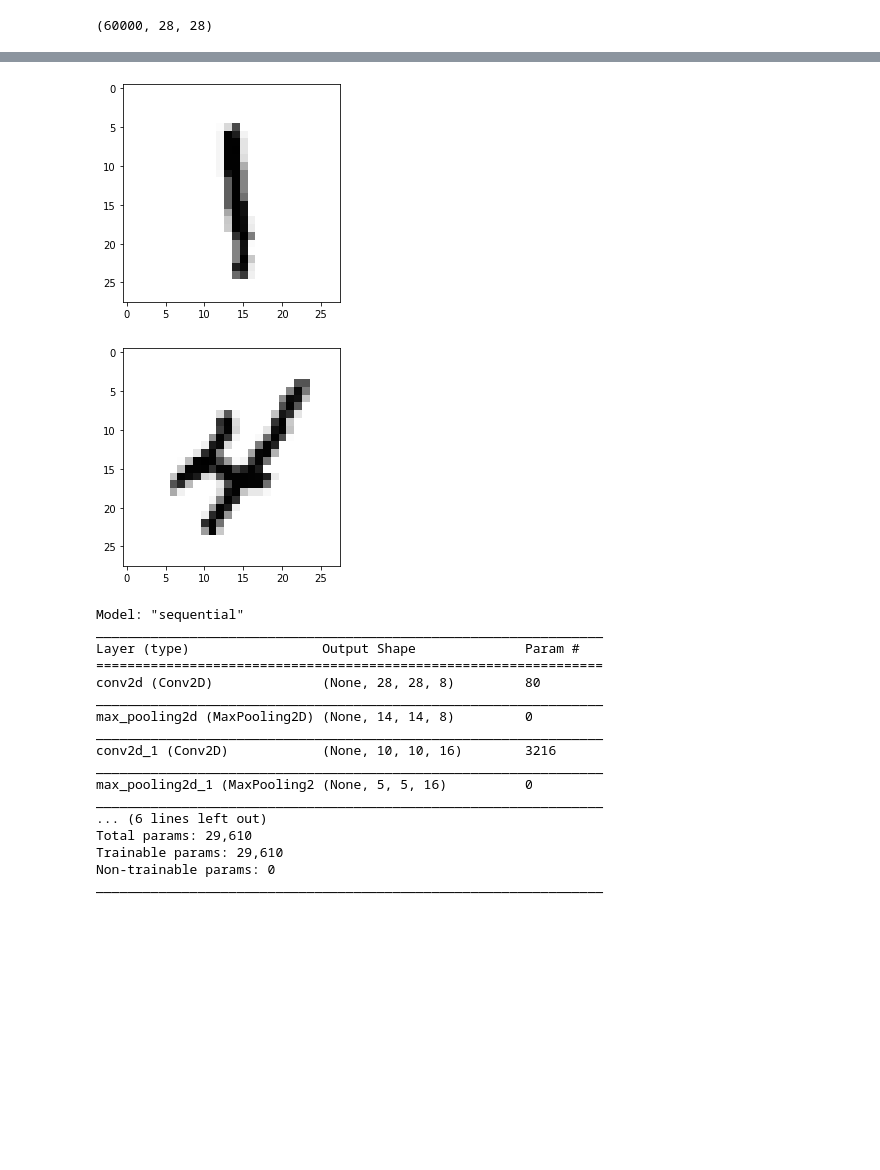
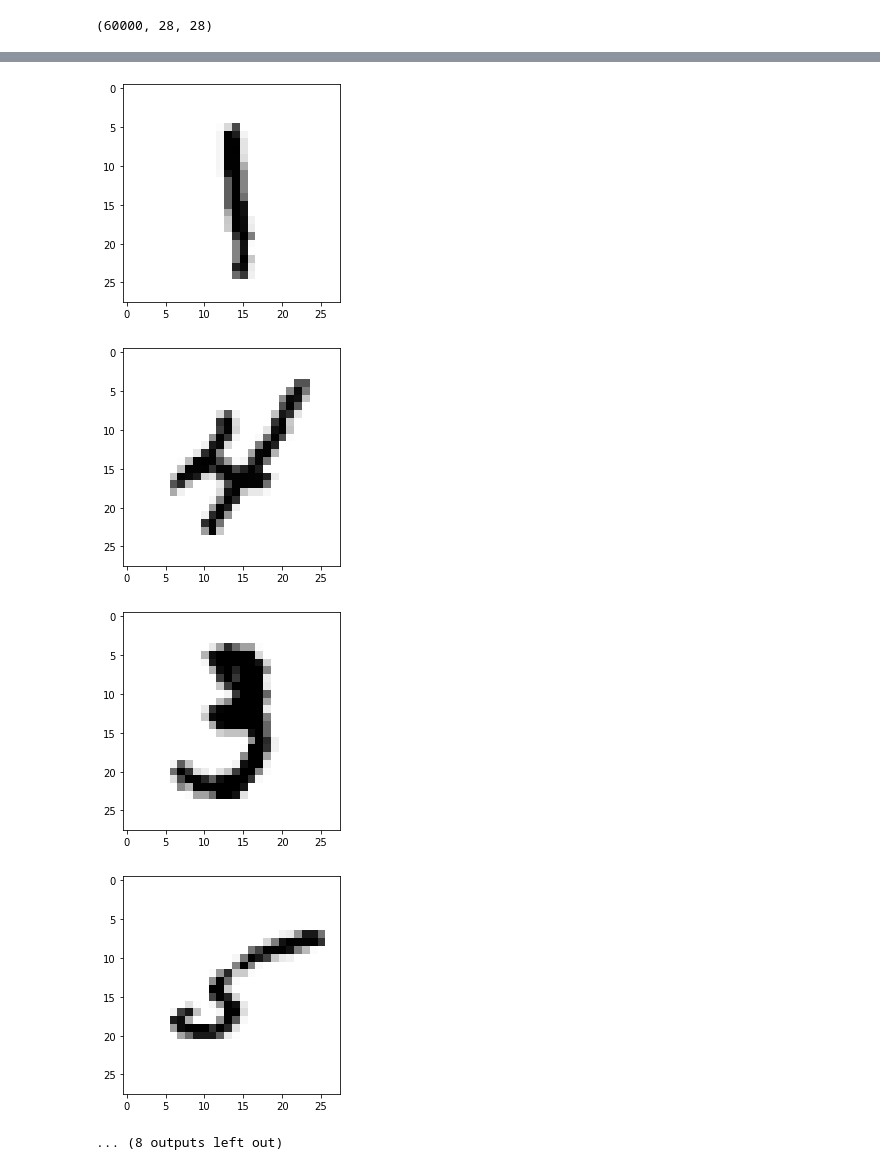
Before and after one commit to Cobeasta/ML-MNIST, a Jupyter notebook: MNIST_Analysis_Coby.ipynb, the cells around one changed output, grey strips where cells are left out. Saved outputs shown, nothing was run; the diff lists cells and outputs as text; code cells hidden in the pictures; blank space fills up the shorter version.

```diff
--- a/MNIST_Analysis_Coby.ipynb
+++ b/MNIST_Analysis_Coby.ipynb
@@ -29,0 +212,27 @@ x_train.shape
+# %%
+#Model 7
+#same as model 6 but with adam instead of sgd
+(x_train, y_train), (x_test, y_test) = load_data()
+
+model = models.Sequential()
+#initial layering
+#layer to recognize lines
+model.add(layers.Conv2D(28, (3, 3), activation='relu',input_shape=(28,28, 1)))
+model.add(layers.MaxPooling2D((2, 2), strides=2))
+model.add(layers.Conv2D(28, (2, 2), activation = 'relu'))
+model.add(layers.MaxPooling2D((2, 2)))
+
+#finalize set
+model.add(layers.Flatten())
+model.add(layers.Dense(64, activation='relu'))
+model.add(layers.Dense(10, activation="softmax"))
+
+model.build(x_train.shape)
+model.summary()
+
+model.compile(optimizer='adam',
+              loss=tf.keras.losses.SparseCategoricalCrossentropy(from_logits=True),
+              metrics=['accuracy'])
+
+train_and_evaluate_model(12)
+#ACCURACY 98.38%
@@ -30,17 +257,20 @@ x_train.shape
 # %%
 import matplotlib.pyplot as plt
-for i in range(10):
+for i in range(20):
     img = x_train[i].reshape((28, 28))
     plt.imshow(img, cmap="Greys")
     plt.show()
 # %% [output]
 [figure]
 [figure]
 [figure]
 [figure]
 [figure]
 [figure]
 [figure]
 [figure]
 [figure]
 [figure]
+[figure, added]
+[figure, added]
+... (8 outputs left out)
@@ -55,36 +276,0 @@ x_test = x_test / 255.0
-# %%
-
-model = models.Sequential()
-model.add(layers.Conv2D(8, (3, 3), activation='relu',input_shape=(28,28, 1), padding='same'))
-model.add(layers.MaxPooling2D((2, 2),padding='valid'))
-model.add(layers.Conv2D(16, (5, 5), activation='relu',padding='valid'))
-model.add(layers.MaxPooling2D((2, 2), strides=2, padding='valid'))
-
-model.add(layers.Flatten())
-model.add(layers.Dense(64, activation='relu'))
-model.add(layers.Dense(10, activation="softmax"))
-
-model.build(x_train.shape)
-model.summary()
-
-model.compile(optimizer='sgd',
-              loss=tf.keras.losses.SparseCategoricalCrossentropy(from_logits=True),
-              metrics=['accuracy'])
-# %% [output]
-Model: "sequential"
-_________________________________________________________________
-Layer (type)                 Output Shape              Param #
-=================================================================
-conv2d (Conv2D)              (None, 28, 28, 8)         80
-_________________________________________________________________
-max_pooling2d (MaxPooling2D) (None, 14, 14, 8)         0
-_________________________________________________________________
-conv2d_1 (Conv2D)            (None, 10, 10, 16)        3216
-_________________________________________________________________
-max_pooling2d_1 (MaxPooling2 (None, 5, 5, 16)          0
-_________________________________________________________________
-... (6 lines left out)
-Total params: 29,610
-Trainable params: 29,610
-Non-trainable params: 0
-_________________________________________________________________
```
Also changed, not shown: parts of 14 cells of this notebook.
